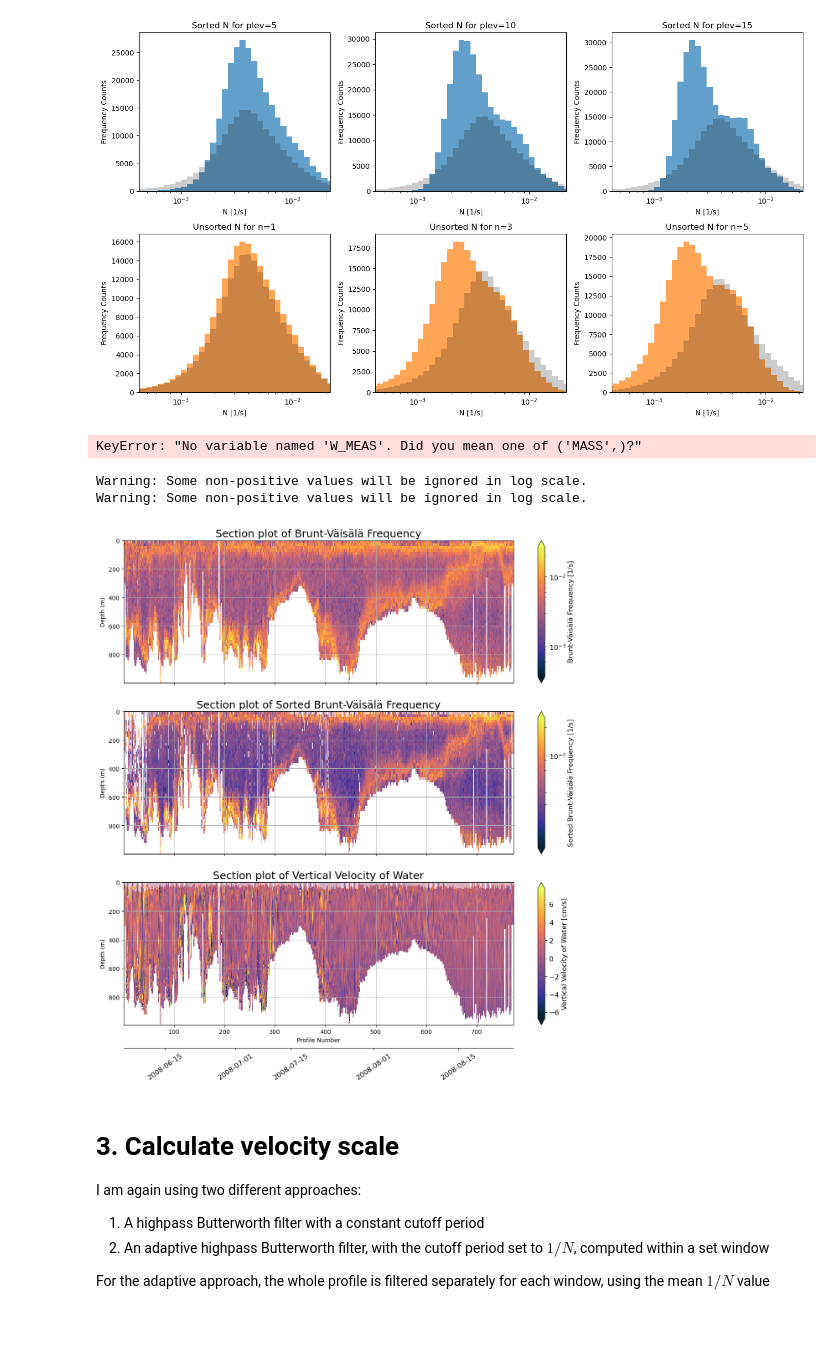
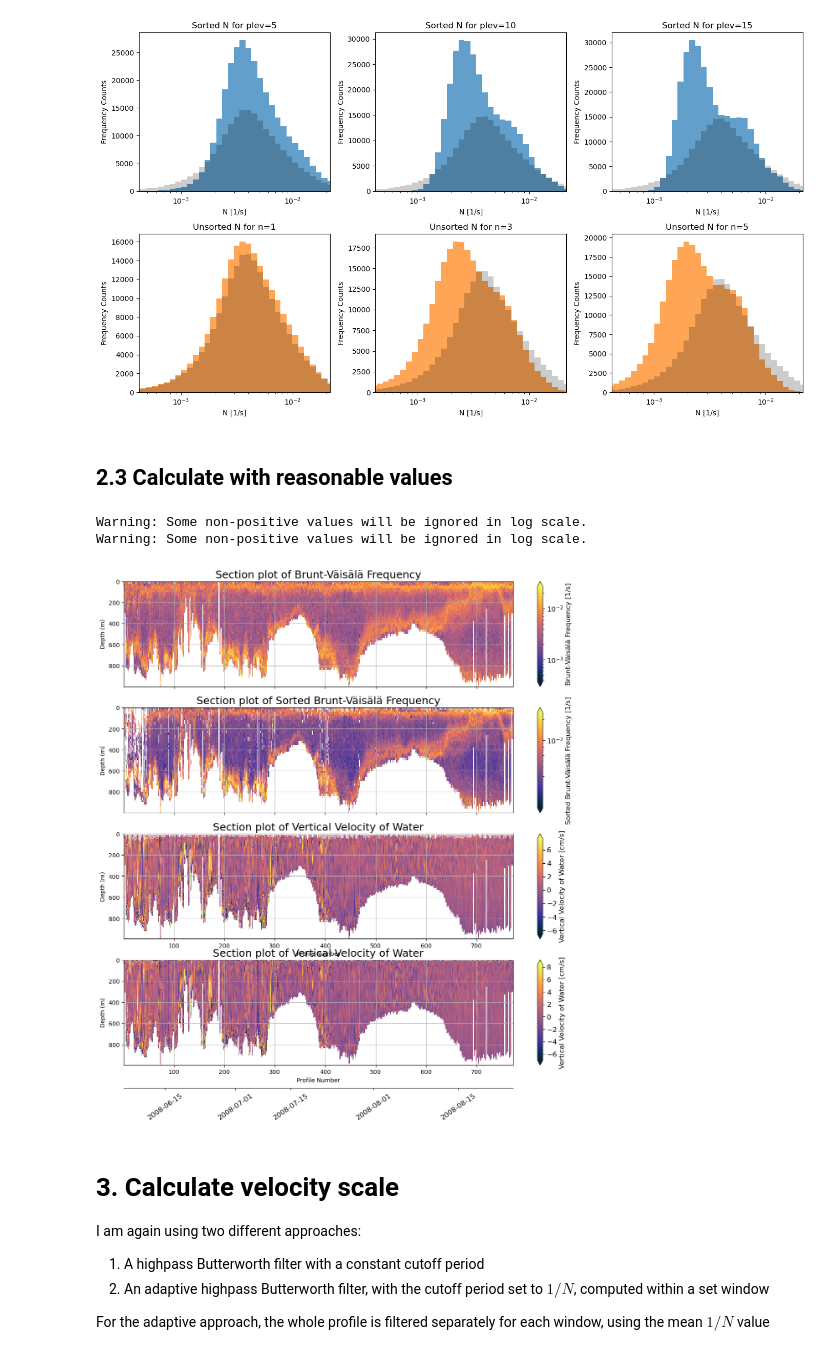
Before and after one commit to tillmrtz/dissipationIFR, a Jupyter notebook: notebooks/apply_LEM.ipynb, the cells around one changed output. Drawn from its saved outputs; the diff is of its cells as text; code cells hidden in the pictures; blank space fills up the shorter version.

```diff
--- a/notebooks/apply_LEM.ipynb
+++ b/notebooks/apply_LEM.ipynb
@@ -23,7 +23,8 @@ selected_glider['path']
 # %% [output]
 '/Users/u302042/Desktop/Master_thesis/Data/Glider/005/20080606/'
 # %%
-filename = "all_data_OG1.nc"
+#filename = "all_data_OG1.nc"
+filename = "all_data_OG1_fm.nc"
 ds = xr.open_dataset(selected_glider['path'] + filename)
 # %% [markdown]
 # 2. Calculate buoyancy frequency
@@ -233,6 +235,8 @@ for i, n_pts in enumerate(n_list):
 plt.tight_layout()
 # %% [output]
 [figure]
+# %% [markdown]
+## 2.3 Calculate with reasonable values
 # %%
 profile_number = ds['PROFILE_NUMBER'].values
 press = ds['PRES'].values
@@ -252,31 +259,32 @@ n_unsorted = tools.calc_n(press, temp, psal, lat, lon, n=n)
 # %%
-ds['N_SORTED'] = (('N_MEASUREMENTS'), n_sorted)
-ds['N'] = (('N_MEASUREMENTS'), n_unsorted)
+### create two datasets for basestation and self calculated water velocity
 
-#w_water = ds['W_MODEL'].values - ds['W_MEAS'].values
-#ds['W_WATER'] = (('N_MEASUREMENTS'), w_water)
+ds_bs3 = ds.copy()
 
-w_water = ds['GLIDER_VERT_VELO_MODEL'].values - ds['W_MEAS'].values
+w_water = ds['W_MODEL'].values - ds['W_MEAS'].values
 ds['W_WATER'] = (('N_MEASUREMENTS'), w_water)
+
+w_water = ds_bs3['GLIDER_VERT_VELO_MODEL'].values - ds_bs3['W_MEAS'].values
+ds_bs3['W_WATER'] = (('N_MEASUREMENTS'), w_water)
-# %% [output]
-KeyError: "No variable named 'W_MEAS'. Did you mean one of ('MASS',)?"
 # %%
 gridded_ds = utilities.grid_dataset(ds, variables = ['W_WATER', 'N', 'N_SORTED'], bin_variable = 'TIME', res=None)
+gridded_bs3 = utilities.grid_dataset(ds_bs3, variables = ['W_WATER', 'N', 'N_SORTED'], bin_variable = 'TIME', res=None)
 # %%
 from cmocean import cm as cmo
-fig, ax = plt.subplots(3, 1, figsize=(15, 15))
+fig, ax = plt.subplots(4, 1, figsize=(15, 15))
 ax[0],_,_ = plots.plot_section(gridded_ds, var='N', log_scale=True, cmap=cmo.thermal, v_res = 20, ax=ax[0], show_time_axis = False)
 ax[1],_,_ = plots.plot_section(gridded_ds, var='N_SORTED', log_scale=True, cmap=cmo.thermal, v_res = 20, ax=ax[1], show_time_axis = False)
 ax[2],_,_ = plots.plot_section(gridded_ds, var='W_WATER', cmap=cmo.thermal, v_res = 5, ax=ax[2])
+ax[3],_,_ = plots.plot_section(gridded_bs3, var='W_WATER', cmap=cmo.thermal, v_res = 5, ax=ax[3])
 ## delete x-axis for the first two subplots
 for ax in ax[:2]:
     ax.set_xlabel('')
     ax.set_xticklabels([])
 plt.show()
 # %% [output]
 Warning: Some non-positive values will be ignored in log scale.
 Warning: Some non-positive values will be ignored in log scale.
-[figure, old version]
+[figure, new version]
 # %% [markdown]
 # 3. Calculate velocity scale
 
```
Also changed, not shown: parts of 13 cells of this notebook, 5 other files.
